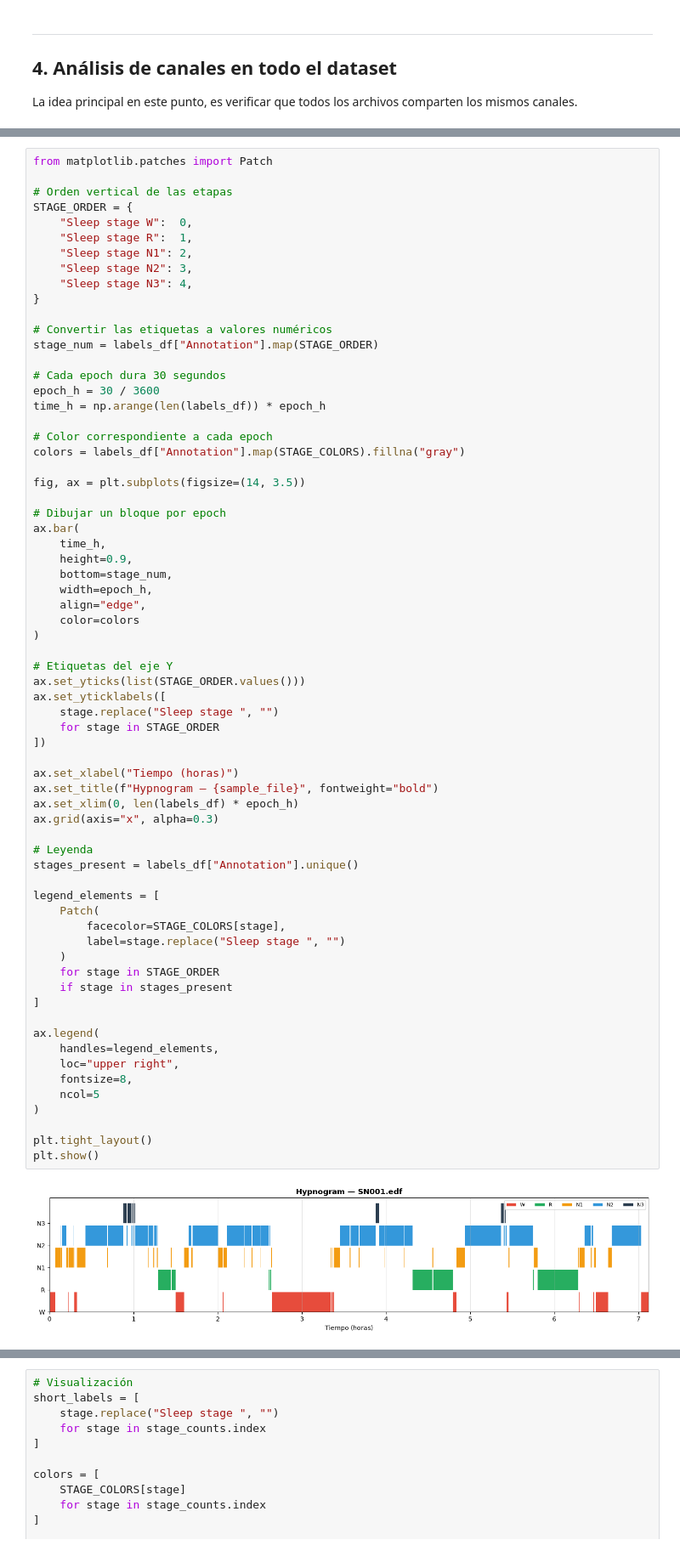
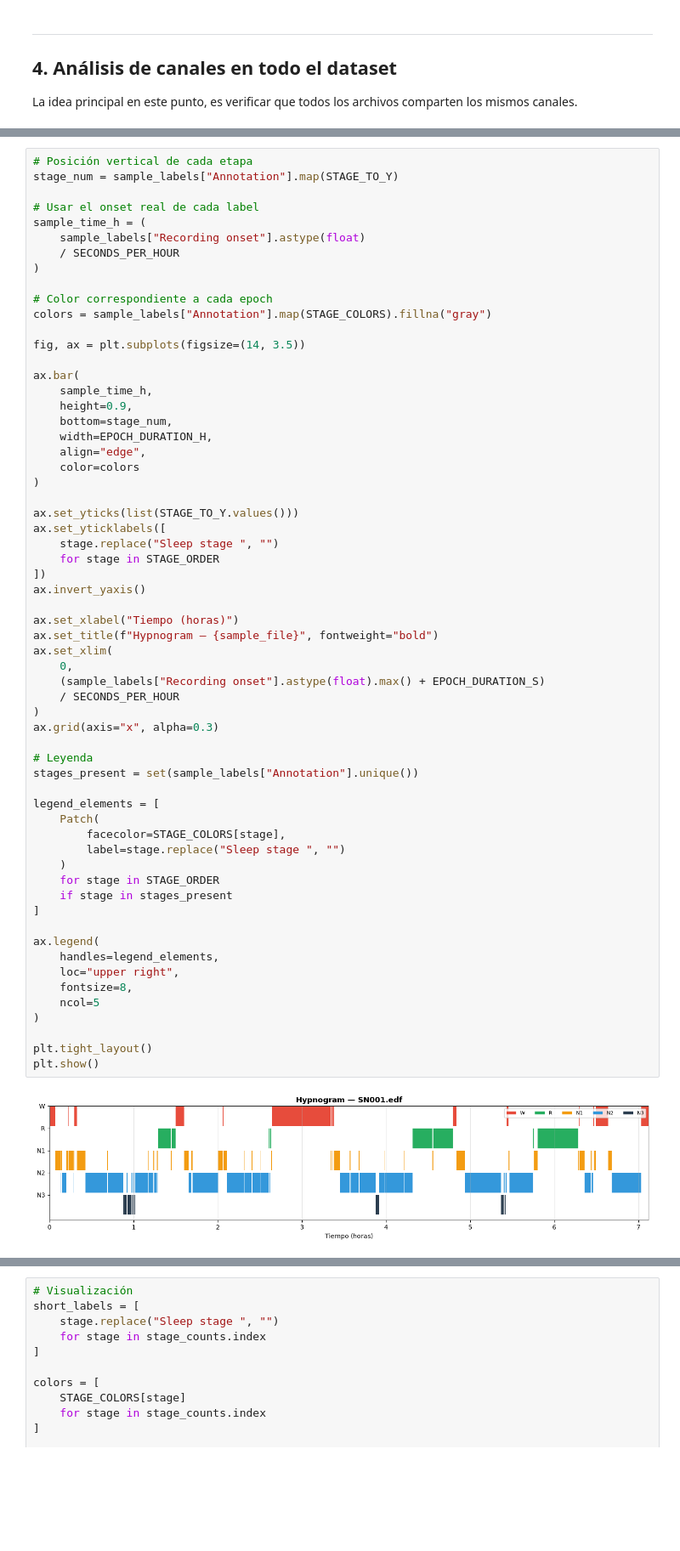
Before and after one commit to Lourdes-Tolotto/Automatic-Sleep-Staging, a Jupyter notebook: Notebooks/01_eda_sleep_staging.ipynb, the cells around one changed output, grey strips where cells are left out. Shown at 85% size. Cells and saved outputs as stored; diff of their text form; blank space fills up the shorter version.

```diff
--- a/Notebooks/01_eda_sleep_staging.ipynb
+++ b/Notebooks/01_eda_sleep_staging.ipynb
@@ -512,69 +661,63 @@ El hypnogram muestra la arquitectura del sueño. Algo esperable, es notar ciclos
 # %%
-from matplotlib.patches import Patch
+# Posición vertical de cada etapa
+stage_num = sample_labels["Annotation"].map(STAGE_TO_Y)
 
-# Orden vertical de las etapas
-STAGE_ORDER = {
-    "Sleep stage W":  0,
-    "Sleep stage R":  1,
-    "Sleep stage N1": 2,
-    "Sleep stage N2": 3,
-    "Sleep stage N3": 4,
-}
-
-# Convertir las etiquetas a valores numéricos
-stage_num = labels_df["Annotation"].map(STAGE_ORDER)
-
-# Cada epoch dura 30 segundos
-epoch_h = 30 / 3600
-time_h = np.arange(len(labels_df)) * epoch_h
+# Usar el onset real de cada label
+sample_time_h = (
+    sample_labels["Recording onset"].astype(float)
+    / SECONDS_PER_HOUR
+)
 
 # Color correspondiente a cada epoch
-colors = labels_df["Annotation"].map(STAGE_COLORS).fillna("gray")
+colors = sample_labels["Annotation"].map(STAGE_COLORS).fillna("gray")
 
 fig, ax = plt.subplots(figsize=(14, 3.5))
 
-# Dibujar un bloque por epoch
 ax.bar(
-    time_h,
+    sample_time_h,
     height=0.9,
     bottom=stage_num,
-    width=epoch_h,
+    width=EPOCH_DURATION_H,
     align="edge",
     color=colors
 )
 
-# Etiquetas del eje Y
-ax.set_yticks(list(STAGE_ORDER.values()))
+ax.set_yticks(list(STAGE_TO_Y.values()))
 ax.set_yticklabels([
     stage.replace("Sleep stage ", "")
     for stage in STAGE_ORDER
 ])
+ax.invert_yaxis()
 
 ax.set_xlabel("Tiempo (horas)")
 ax.set_title(f"Hypnogram — {sample_file}", fontweight="bold")
-ax.set_xlim(0, len(labels_df) * epoch_h)
+ax.set_xlim(
+    0,
+    (sample_labels["Recording onset"].astype(float).max() + EPOCH_DURATION_S)
+    / SECONDS_PER_HOUR
+)
 ax.grid(axis="x", alpha=0.3)
 
 # Leyenda
-stages_present = labels_df["Annotation"].unique()
+stages_present = set(sample_labels["Annotation"].unique())
 
 legend_elements = [
     Patch(
         facecolor=STAGE_COLORS[stage],
         label=stage.replace("Sleep stage ", "")
     )
     for stage in STAGE_ORDER
     if stage in stages_present
 ]
 
 ax.legend(
     handles=legend_elements,
     loc="upper right",
     fontsize=8,
     ncol=5
 )
 
 plt.tight_layout()
 plt.show()
 # %% [output]
-[figure, old version]
+[figure, new version]
```
Also changed, not shown: parts of 60 cells of this notebook, 2 other files.
